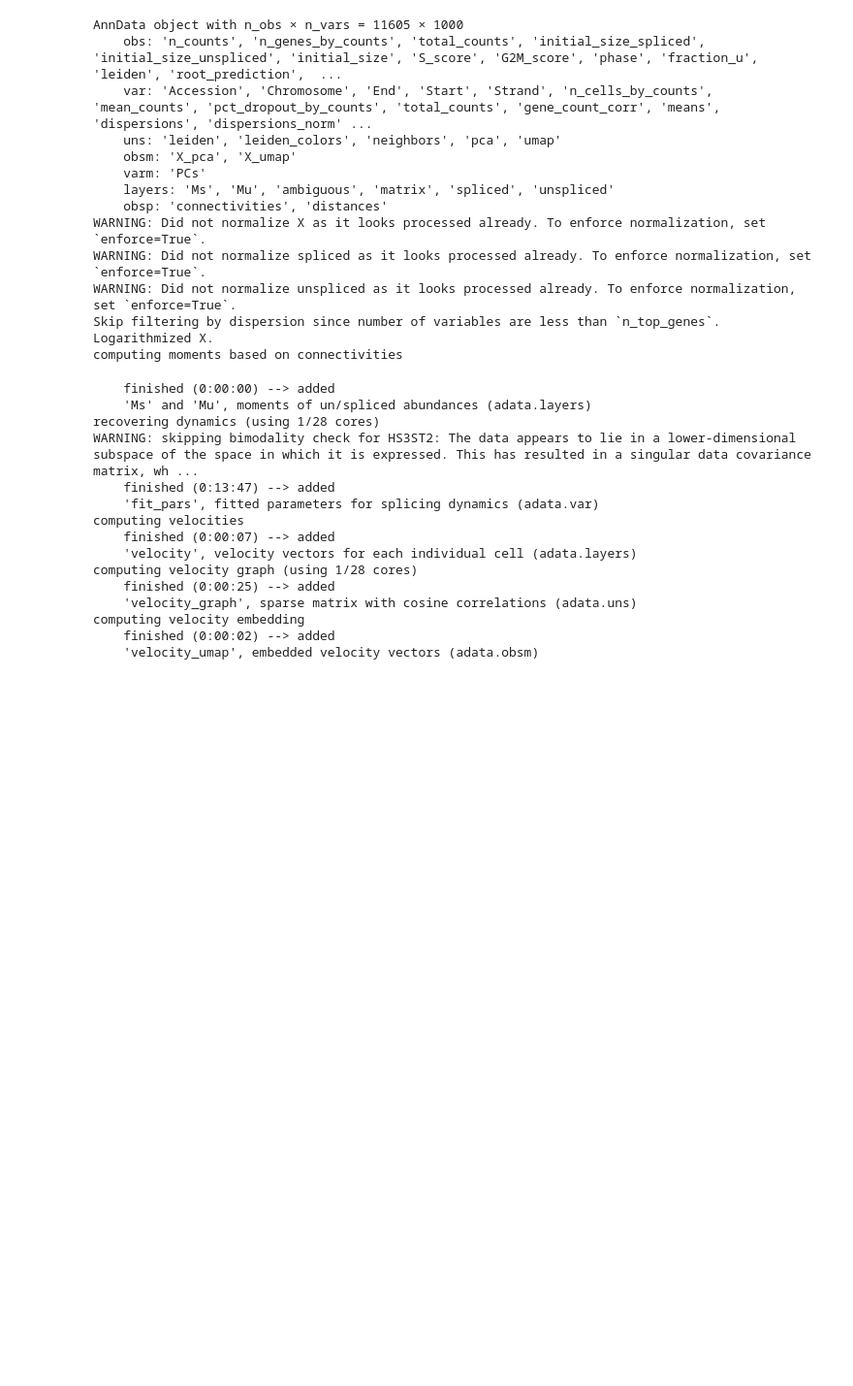
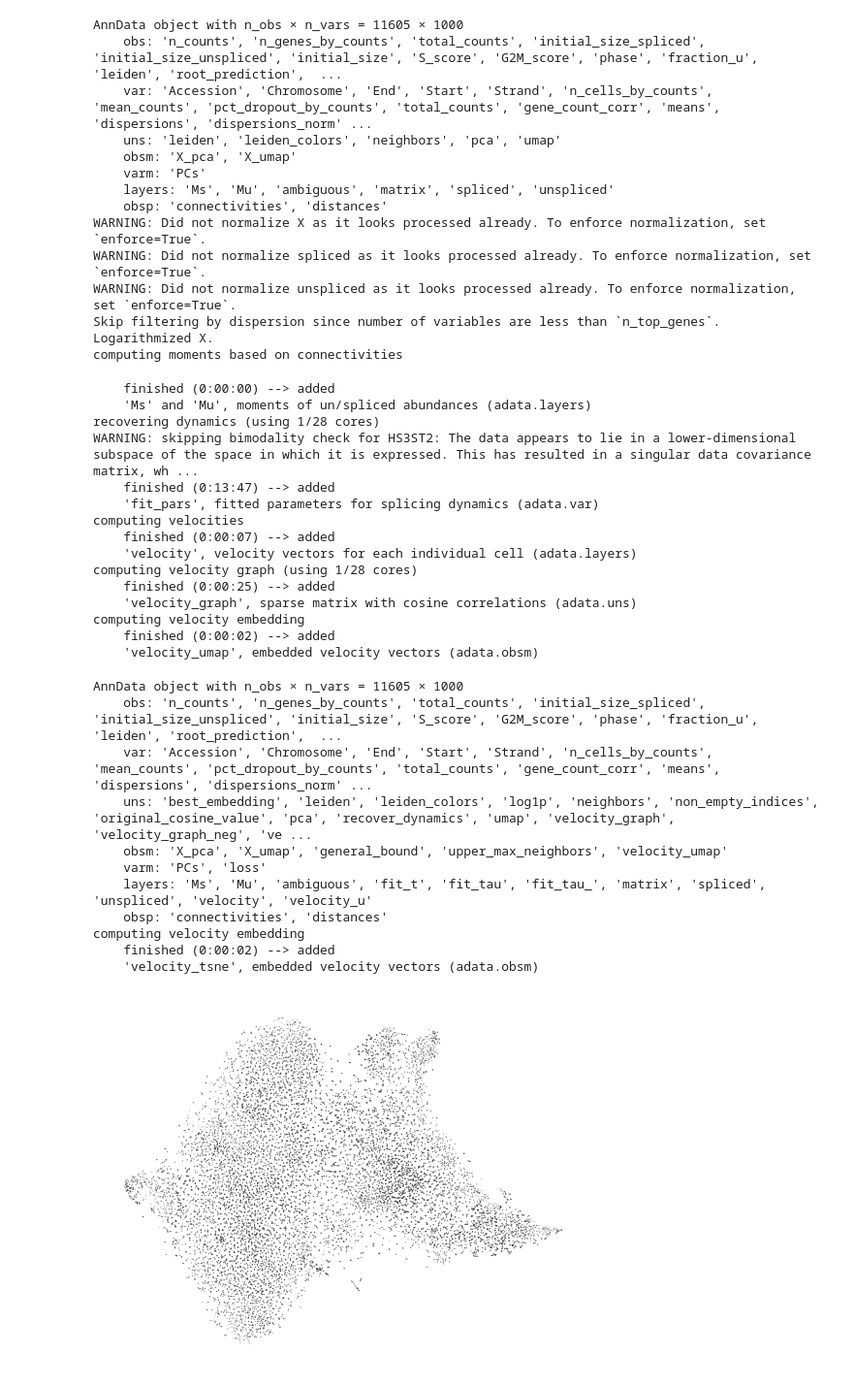
Before and after one commit to Johanna-Engeln/masterthesis_velocity, a Jupyter notebook: script/0331_dataPreparation.ipynb, the cells around one changed output. Shown at 97% size. Drawn from its saved outputs; the diff is of its cells as text; code cells hidden in the pictures; blank space fills up the shorter version.

Commit message:
Polished notebooks for data preprocessing

```diff
--- a/script/0331_dataPreparation.ipynb
+++ b/script/0331_dataPreparation.ipynb
@@ -454,3 +455,22 @@ computing velocity graph (using 1/28 cores)
 computing velocity embedding
     finished (0:00:02) --> added
     'velocity_umap', embedded velocity vectors (adata.obsm)
+# %%
+adata_hscp = sc.read("../data/original/humanHSC_precomputed.h5ad")
+print(adata_hscp)
+sc.tl.tsne(adata_hscp, perplexity=30)
+scvelo.pl.velocity_embedding(adata_hscp, basis='tsne')
+adata_hscp.write_h5ad("../data/original/humanHSC_precomputed.h5ad")
+# %% [output]
+AnnData object with n_obs × n_vars = 11605 × 1000
+    obs: 'n_counts', 'n_genes_by_counts', 'total_counts', 'initial_size_spliced', 'initial_size_unspliced', 'initial_size', 'S_score', 'G2M_score', 'phase', 'fraction_u', 'leiden', 'root_prediction',  ...
+    var: 'Accession', 'Chromosome', 'End', 'Start', 'Strand', 'n_cells_by_counts', 'mean_counts', 'pct_dropout_by_counts', 'total_counts', 'gene_count_corr', 'means', 'dispersions', 'dispersions_norm' ...
+    uns: 'best_embedding', 'leiden', 'leiden_colors', 'log1p', 'neighbors', 'non_empty_indices', 'original_cosine_value', 'pca', 'recover_dynamics', 'umap', 'velocity_graph', 'velocity_graph_neg', 've ...
+    obsm: 'X_pca', 'X_umap', 'general_bound', 'upper_max_neighbors', 'velocity_umap'
+    varm: 'PCs', 'loss'
+    layers: 'Ms', 'Mu', 'ambiguous', 'fit_t', 'fit_tau', 'fit_tau_', 'matrix', 'spliced', 'unspliced', 'velocity', 'velocity_u'
+    obsp: 'connectivities', 'distances'
+computing velocity embedding
+    finished (0:00:02) --> added
+    'velocity_tsne', embedded velocity vectors (adata.obsm)
+[figure, added]
```
Also changed, not shown: parts of 1 cell of this notebook, 1 other file.
